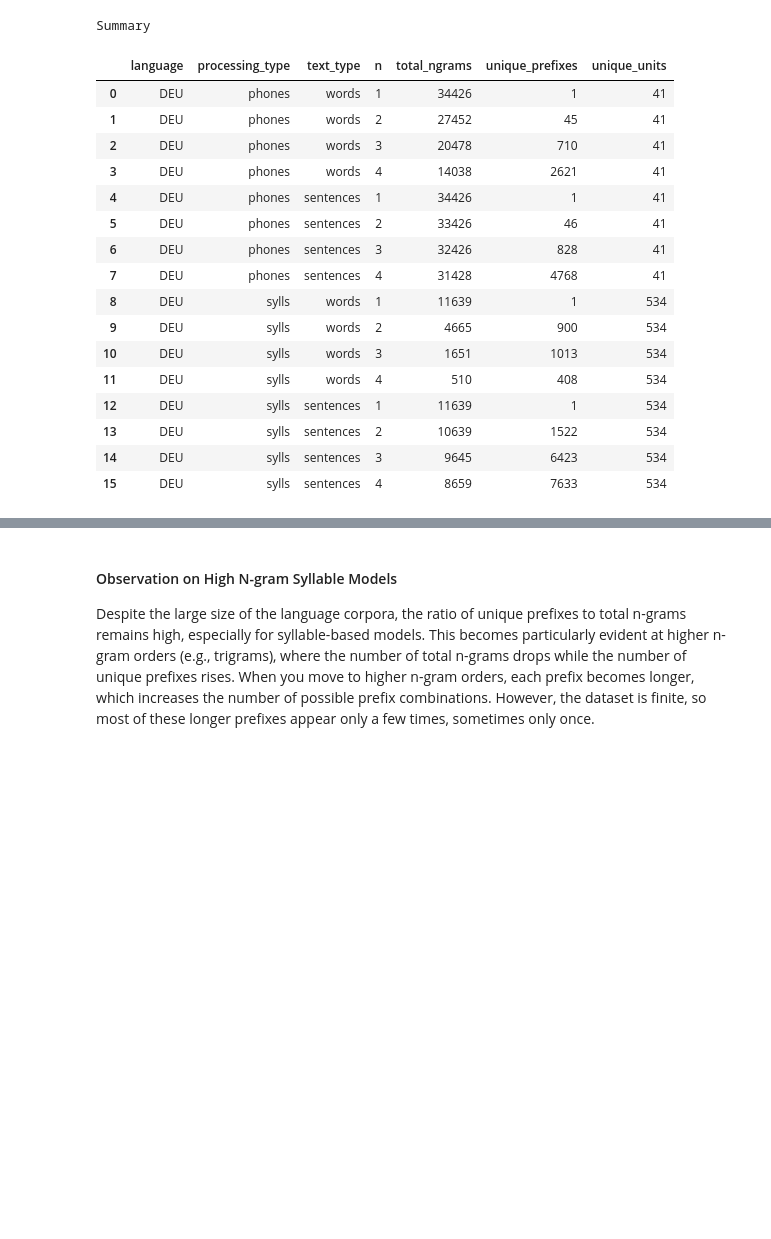
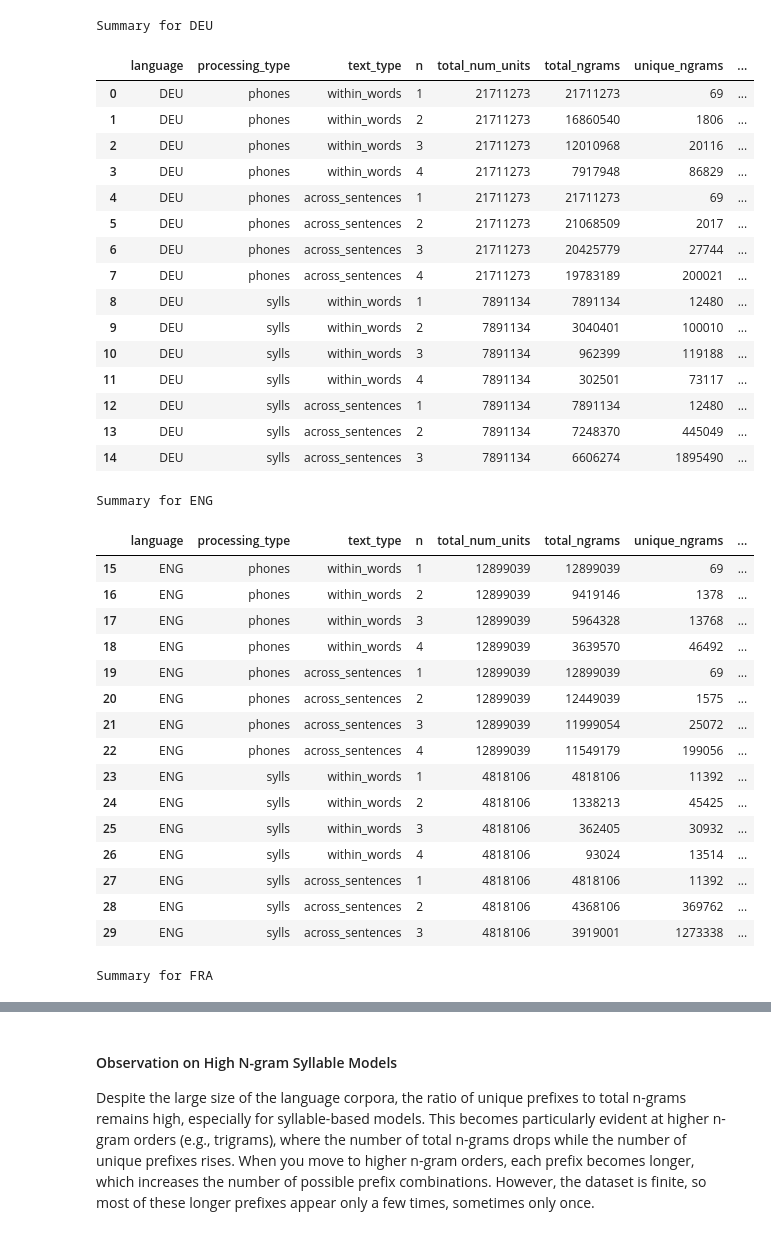
Before and after one commit to ETHZMSProjects/Coupe_Expansion, a Jupyter notebook: emillys_code/corpus_statistics.ipynb, the cells around one changed output, grey strips where cells are left out. Drawn from its saved outputs; the diff is of its cells as text; code cells hidden in the pictures; blank space fills up the shorter version.

```diff
--- a/emillys_code/corpus_statistics.ipynb
+++ b/emillys_code/corpus_statistics.ipynb
@@ -111,47 +249,70 @@ Unique units count: 473
+# %%
+import os
+import pandas as pd
+folder_name = "produced_data_large_corpus"
+summary_df_path = os.path.join(folder_name, 'statistics_summary.csv')
+df = pd.read_csv(summary_df_path)
+#print(summary_df.head())
 # %%
 # --- SPLIT INTO SEMANTIC SUBSETS ---
+from IPython.display import display
 
 # By n-gram order
 df_1gram = df[df["n"] == 1]
 df_2gram = df[df["n"] == 2]
 df_3gram = df[df["n"] == 3]
 df_4gram = df[df["n"] == 4]
 
 # By processing type
 df_phones = df[df["processing_type"] == "phones"]
 df_sylls = df[df["processing_type"] == "sylls"]
 
 # By text granularity
 df_words = df[df["text_type"] == "words"]
 df_sentences = df[df["text_type"] == "sentences"]
 
-# By language
-for language in languages:
-    df_language =  df[df["language"] == language]
+subset = ["total_ngrams", "unique_ngrams", "unique_prefixes", "unique_units"]
 
-
-# Change df as needed; change **{'color': 'white'} if not in dark mode
-df_language.style.set_caption("Summary")\
-    .format(precision=0)\
-    .bar(subset=["total_ngrams", "unique_prefixes", "unique_units"], color='blue')\
-    .set_properties(subset=["total_ngrams", "unique_prefixes", "unique_units"],
-                    **{'color': 'white'})
+for language in df["language"].unique():
+    df_language = df[df["language"] == language]
+    styled = df_language.style.set_caption(f"Summary for {language}")\
+        .format(precision=0)\
+        .bar(subset, color='lightblue')\
+        .set_properties(subset, **{'color': 'white'})
+    display(styled)
 # %% [output]
-Summary
+Summary for DEU
-|  | language | processing_type | text_type | n | total_ngrams | unique_prefixes | unique_units |
-| 0 | DEU | phones | words | 1 | 34426 | 1 | 41 |
-| 1 | DEU | phones | words | 2 | 27452 | 45 | 41 |
-| 2 | DEU | phones | words | 3 | 20478 | 710 | 41 |
-| 3 | DEU | phones | words | 4 | 14038 | 2621 | 41 |
-| 4 | DEU | phones | sentences | 1 | 34426 | 1 | 41 |
-| 5 | DEU | phones | sentences | 2 | 33426 | 46 | 41 |
-| 6 | DEU | phones | sentences | 3 | 32426 | 828 | 41 |
-| 7 | DEU | phones | sentences | 4 | 31428 | 4768 | 41 |
-| 8 | DEU | sylls | words | 1 | 11639 | 1 | 534 |
-| 9 | DEU | sylls | words | 2 | 4665 | 900 | 534 |
-| 10 | DEU | sylls | words | 3 | 1651 | 1013 | 534 |
-| 11 | DEU | sylls | words | 4 | 510 | 408 | 534 |
-| 12 | DEU | sylls | sentences | 1 | 11639 | 1 | 534 |
-| 13 | DEU | sylls | sentences | 2 | 10639 | 1522 | 534 |
-| 14 | DEU | sylls | sentences | 3 | 9645 | 6423 | 534 |
-| 15 | DEU | sylls | sentences | 4 | 8659 | 7633 | 534 |
+|  | language | processing_type | text_type | n | total_num_units | total_ngrams | unique_ngrams | ... |
+| 0 | DEU | phones | within_words | 1 | 21711273 | 21711273 | 69 | ... |
+| 1 | DEU | phones | within_words | 2 | 21711273 | 16860540 | 1806 | ... |
+| 2 | DEU | phones | within_words | 3 | 21711273 | 12010968 | 20116 | ... |
+| 3 | DEU | phones | within_words | 4 | 21711273 | 7917948 | 86829 | ... |
+| 4 | DEU | phones | across_sentences | 1 | 21711273 | 21711273 | 69 | ... |
+| 5 | DEU | phones | across_sentences | 2 | 21711273 | 21068509 | 2017 | ... |
+| 6 | DEU | phones | across_sentences | 3 | 21711273 | 20425779 | 27744 | ... |
+| 7 | DEU | phones | across_sentences | 4 | 21711273 | 19783189 | 200021 | ... |
+| 8 | DEU | sylls | within_words | 1 | 7891134 | 7891134 | 12480 | ... |
+| 9 | DEU | sylls | within_words | 2 | 7891134 | 3040401 | 100010 | ... |
+| 10 | DEU | sylls | within_words | 3 | 7891134 | 962399 | 119188 | ... |
+| 11 | DEU | sylls | within_words | 4 | 7891134 | 302501 | 73117 | ... |
+| 12 | DEU | sylls | across_sentences | 1 | 7891134 | 7891134 | 12480 | ... |
+| 13 | DEU | sylls | across_sentences | 2 | 7891134 | 7248370 | 445049 | ... |
+| 14 | DEU | sylls | across_sentences | 3 | 7891134 | 6606274 | 1895490 | ... |
+Summary for ENG
+|  | language | processing_type | text_type | n | total_num_units | total_ngrams | unique_ngrams | ... |
+| 15 | ENG | phones | within_words | 1 | 12899039 | 12899039 | 69 | ... |
+| 16 | ENG | phones | within_words | 2 | 12899039 | 9419146 | 1378 | ... |
+| 17 | ENG | phones | within_words | 3 | 12899039 | 5964328 | 13768 | ... |
+| 18 | ENG | phones | within_words | 4 | 12899039 | 3639570 | 46492 | ... |
+| 19 | ENG | phones | across_sentences | 1 | 12899039 | 12899039 | 69 | ... |
+| 20 | ENG | phones | across_sentences | 2 | 12899039 | 12449039 | 1575 | ... |
+| 21 | ENG | phones | across_sentences | 3 | 12899039 | 11999054 | 25072 | ... |
+| 22 | ENG | phones | across_sentences | 4 | 12899039 | 11549179 | 199056 | ... |
+| 23 | ENG | sylls | within_words | 1 | 4818106 | 4818106 | 11392 | ... |
+| 24 | ENG | sylls | within_words | 2 | 4818106 | 1338213 | 45425 | ... |
+| 25 | ENG | sylls | within_words | 3 | 4818106 | 362405 | 30932 | ... |
+| 26 | ENG | sylls | within_words | 4 | 4818106 | 93024 | 13514 | ... |
+| 27 | ENG | sylls | across_sentences | 1 | 4818106 | 4818106 | 11392 | ... |
+| 28 | ENG | sylls | across_sentences | 2 | 4818106 | 4368106 | 369762 | ... |
+| 29 | ENG | sylls | across_sentences | 3 | 4818106 | 3919001 | 1273338 | ... |
+Summary for FRA
```
Also changed, not shown: parts of 8 cells of this notebook, 6 other files.
